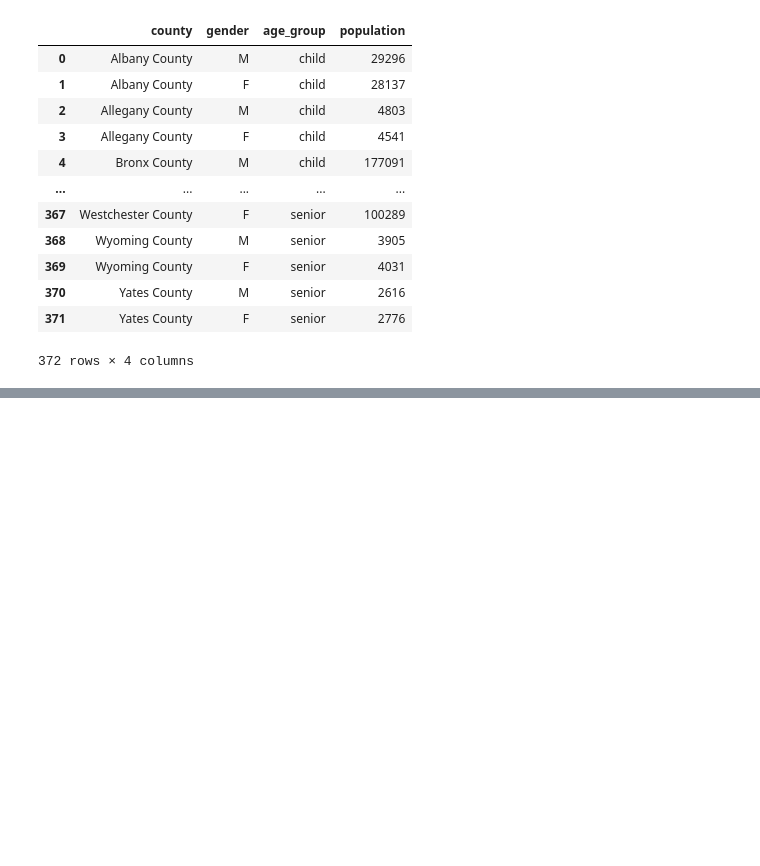
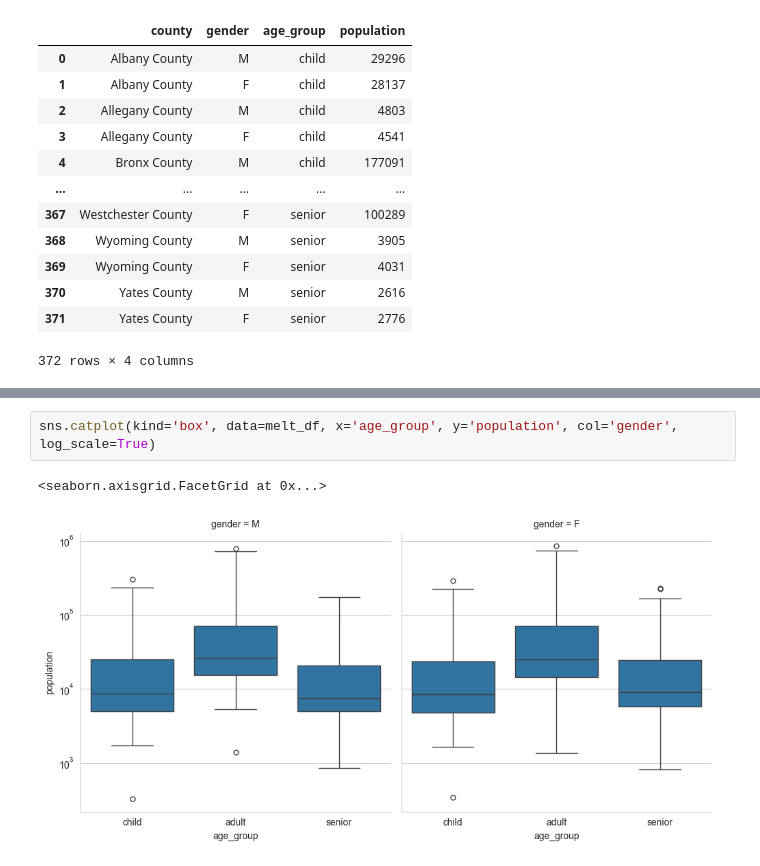
Before and after one commit to jieshu-wang-SBU/EST389_371_2026_spring, a Jupyter notebook: lectures/09-advanced_data_operations/09-02_Melt.ipynb, the cells around one changed output, grey strips where cells are left out. Saved outputs shown, nothing was run; the diff lists cells and outputs as text; blank space fills up the shorter version.

```diff
--- a/lectures/09-advanced_data_operations/09-02_Melt.ipynb
+++ b/lectures/09-advanced_data_operations/09-02_Melt.ipynb
@@ -76,0 +110,5 @@ melt_df
+# %%
+sns.catplot(kind='box', data=melt_df, x='age_group', y='population', col='gender', log_scale=True)
+# %% [output]
+<seaborn.axisgrid.FacetGrid at 0x...>
+[figure, added]
```
Also changed, not shown: parts of 18 cells of this notebook.
